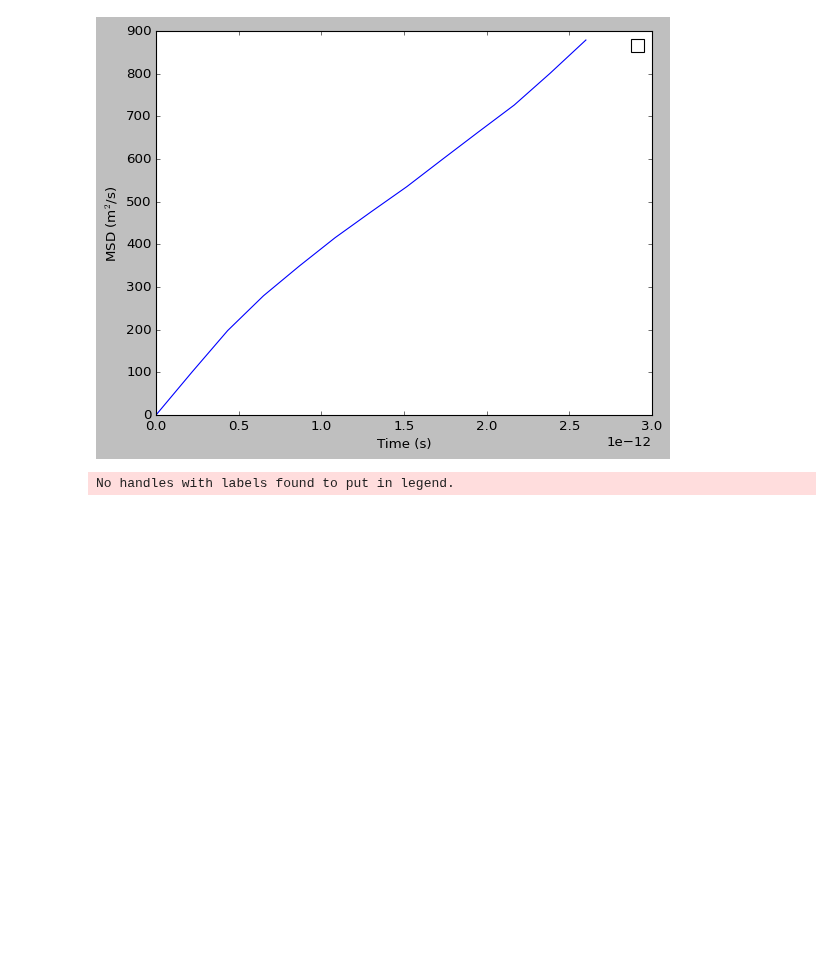
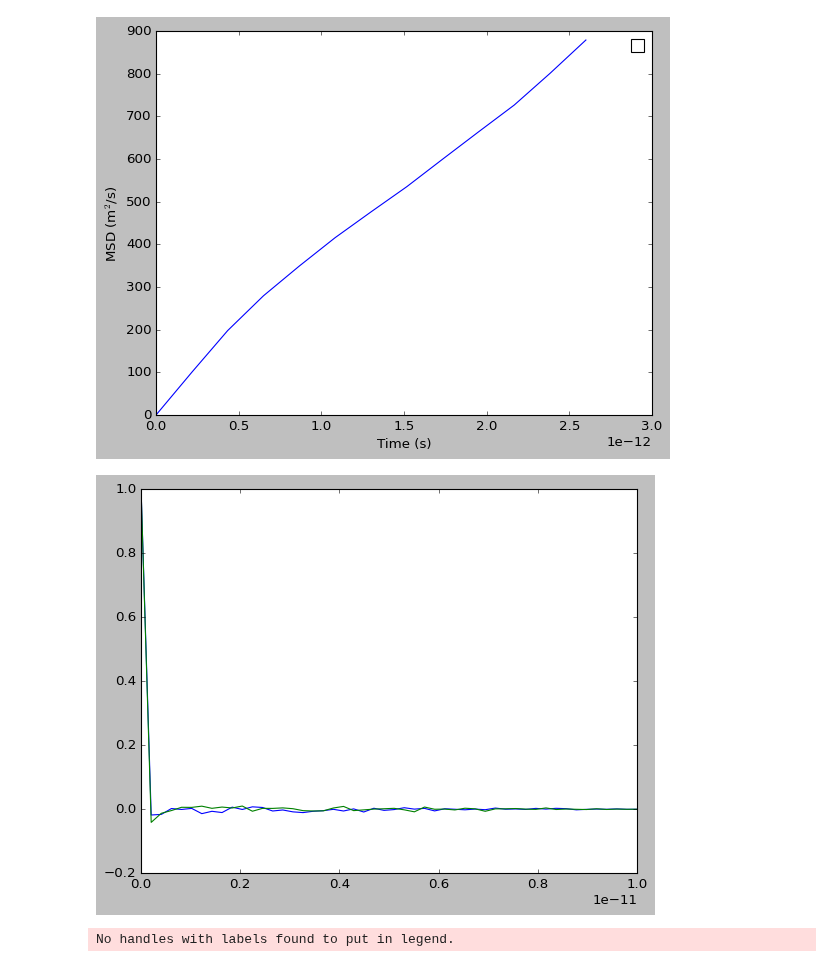
Before and after one commit to zincware/MDSuite, a Jupyter notebook: tutorials/walkthrough_notebooks/MDSuite_Binary_Salt_Walkthrough.ipynb, the cells around one changed output. Saved outputs shown, nothing was run; the diff lists cells and outputs as text; code cells hidden in the pictures; blank space fills up the shorter version.

```diff
--- a/tutorials/walkthrough_notebooks/MDSuite_Binary_Salt_Walkthrough.ipynb
+++ b/tutorials/walkthrough_notebooks/MDSuite_Binary_Salt_Walkthrough.ipynb
@@ -123,7 +125,9 @@ NaCl_1400K.run_computation.EinsteinHelfandIonicConductivity(plot=True, data_rang
 No handles with labels found to put in legend.
 [figure]
 # %%
-#NaCl_1400K.run_computation.GreenKuboSelfDiffusionCoefficients(plot=True, data_range=50)
+NaCl_1400K.run_computation.GreenKuboSelfDiffusionCoefficients(plot=True, data_range=50)
+# %% [output]
+[figure, added]
 # %%
 NaCl_1400K.run_computation.GreenKuboIonicConductivity(plot=True, data_range=150)
 # %% [output]
```
Also changed, not shown: parts of 1 cell of this notebook, 27 other files.
